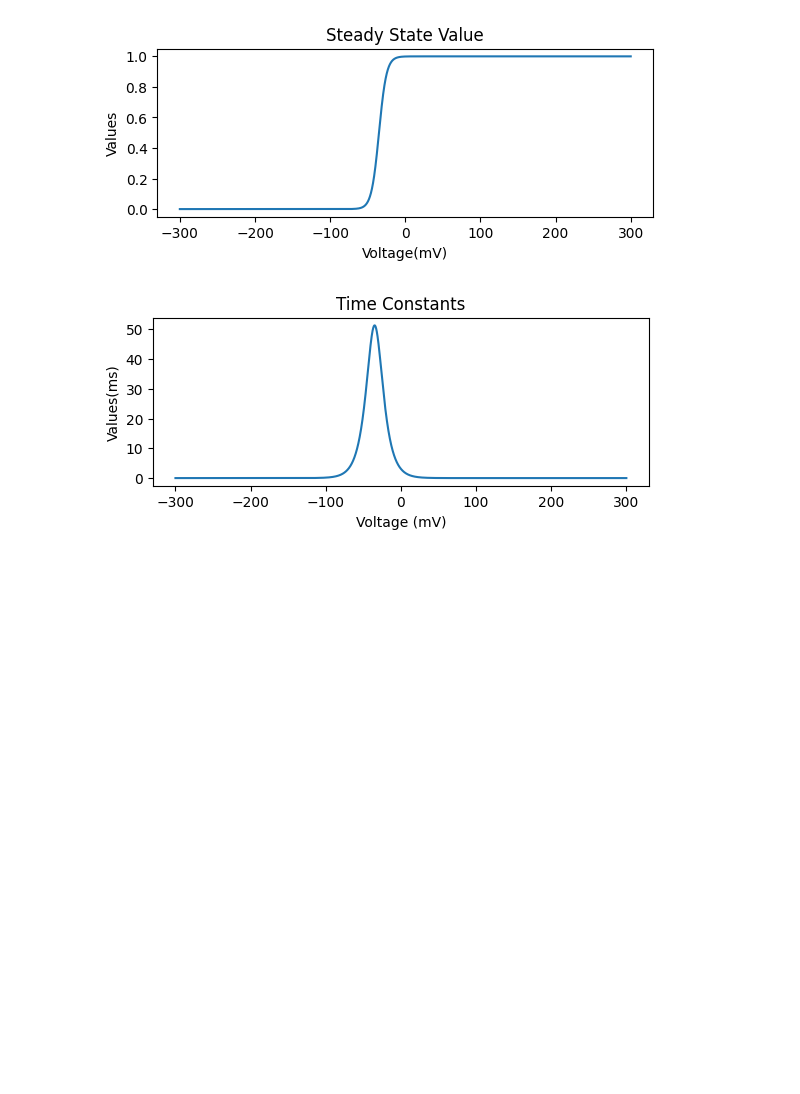
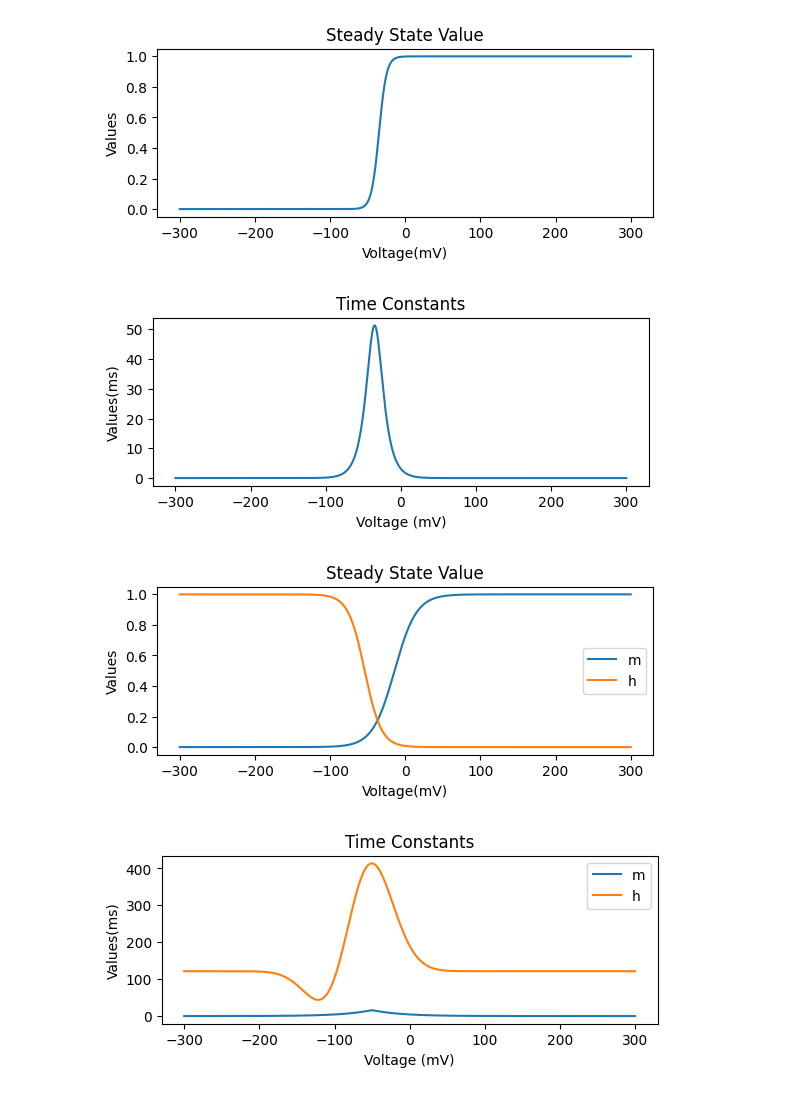
Before and after one commit to MZhexin/Brain-Dynamics-Programming, a Jupyter notebook: Experiment/Ion_Channels.ipynb, the cells around one changed output. Saved outputs shown, nothing was run; the diff lists cells and outputs as text; code cells hidden in the pictures; blank space fills up the shorter version.

```diff
--- a/Experiment/Ion_Channels.ipynb
+++ b/Experiment/Ion_Channels.ipynb
@@ -10,15 +10,20 @@ v = np.arange(-300.0, 300, 0.01)
 # Im离子通道
 
 # 初始化参数
-g_max = 0.00001                                             # 最大电导（S/cm²）
-T = 34                                                      # 目标温度（℃）
-T_base = 21                                                 # 初始温度（℃）
-Q10 = 2.3                                                   # 温度升高10℃的速率比
-qt = Q10 ** ((T - T_base) / 10)                             # 温度因子（也称作纠错率 corrected rates）
+g_max_Im = 0.00001                                              # 最大电导（S/cm²）
+T_Im = 34                                                       # 目标温度（℃）
+T_base_Im = 21                                                  # 初始温度（℃）
+Q10_Im = 2.3                                                    # 温度升高10℃的速率比
+qt_Im = Q10_Im ** ((T_Im - T_base_Im) / 10)                     # 温度因子（也称作纠错率 corrected rates）
+mAlpha_Im = np.zeros(len(v))                                    # 门控变量m的开门速率
+mBeta_Im = np.zeros(len(v))                                     # 门控变量m的关门速率
+mTau_Im = np.zeros(len(v))                                      # 门控变量m的时间常数
+mInf_Im = np.zeros(len(v))                                      # 门控变量m的稳定态
 
 # 计算离子通道的门控动力学，即稳定态x∞和时间常数τx
-mAlpha = 3.3e-3 * np.exp(2.5 * 0.04 * (v + 35))
-mBeta = 3.3e-3 * np.exp(-2.5 * 0.04 * (v + 35))
-mInf = mAlpha / (mAlpha + mBeta)
-mTau = (1 / (mAlpha + mBeta)) / qt
+for i in range(1, len(v)):
+    mAlpha_Im[i] = 3.3e-3 * np.exp(2.5 * 0.04 * (v[i] + 35))
+    mBeta_Im[i] = 3.3e-3 * np.exp(-2.5 * 0.04 * (v[i] + 35))
+    mInf_Im[i] = mAlpha_Im[i] / (mAlpha_Im[i] + mBeta_Im[i])
+    mTau_Im[i] = (1 / (mAlpha_Im[i] + mBeta_Im[i])) / qt_Im
 # %%
@@ -43,0 +76,24 @@ plt.show()
+# %%
+# 绘图：KP离子通道
+plt.clf()
+
+# 稳定态和时间常数随膜电位变化的图像（画成一张大图里的两张子图）
+plt.subplot(2, 1, 1)
+plt.plot(v, mInf_KP)
+plt.plot(v, hInf_KP)
+plt.title('Steady State Value')
+plt.xlabel('Voltage(mV)')
+plt.ylabel('Values')
+plt.legend(['m', 'h'])
+plt.show()
+plt.subplot(2, 1, 2)
+plt.plot(v, mTau_KP)
+plt.plot(v, hTau_KP)
+plt.title('Time Constants')
+plt.xlabel('Voltage (mV)')
+plt.ylabel('Values(ms)')
+plt.legend(['m', 'h'])
+plt.show()
+# %% [output]
+[figure, added]
+[figure, added]
```
Also changed, not shown: parts of 8 cells of this notebook.
